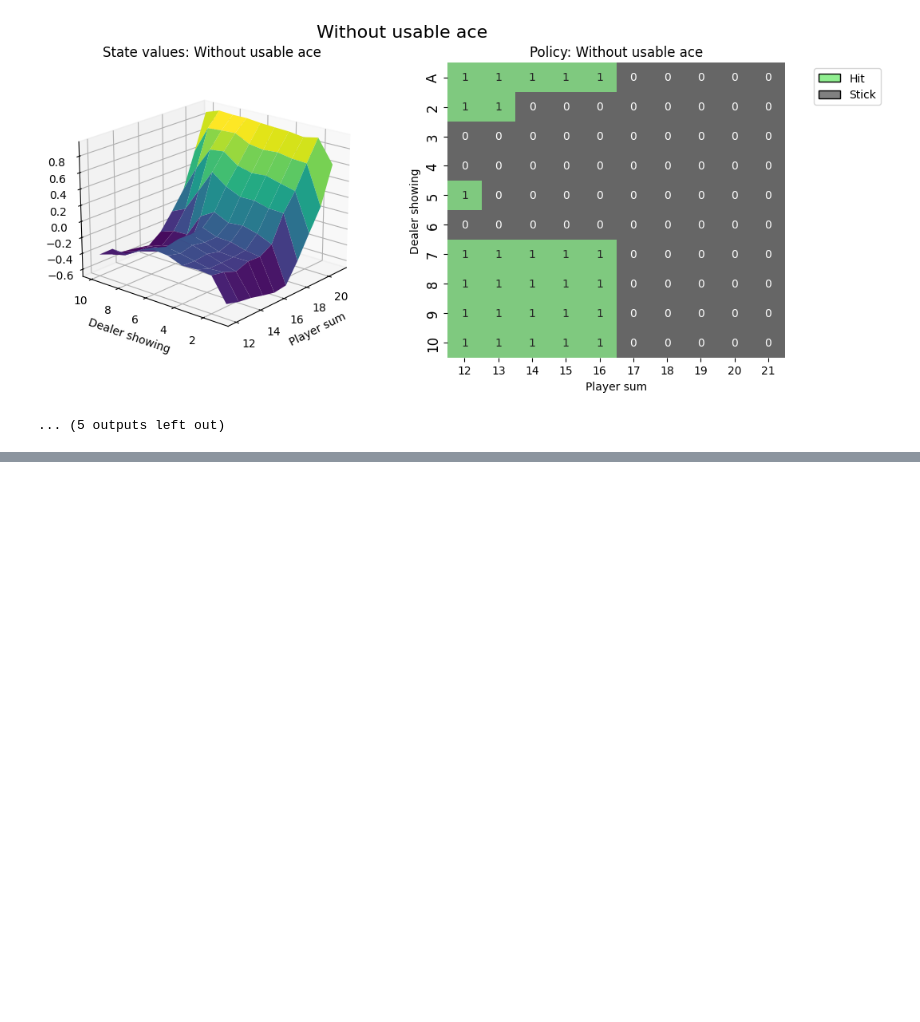
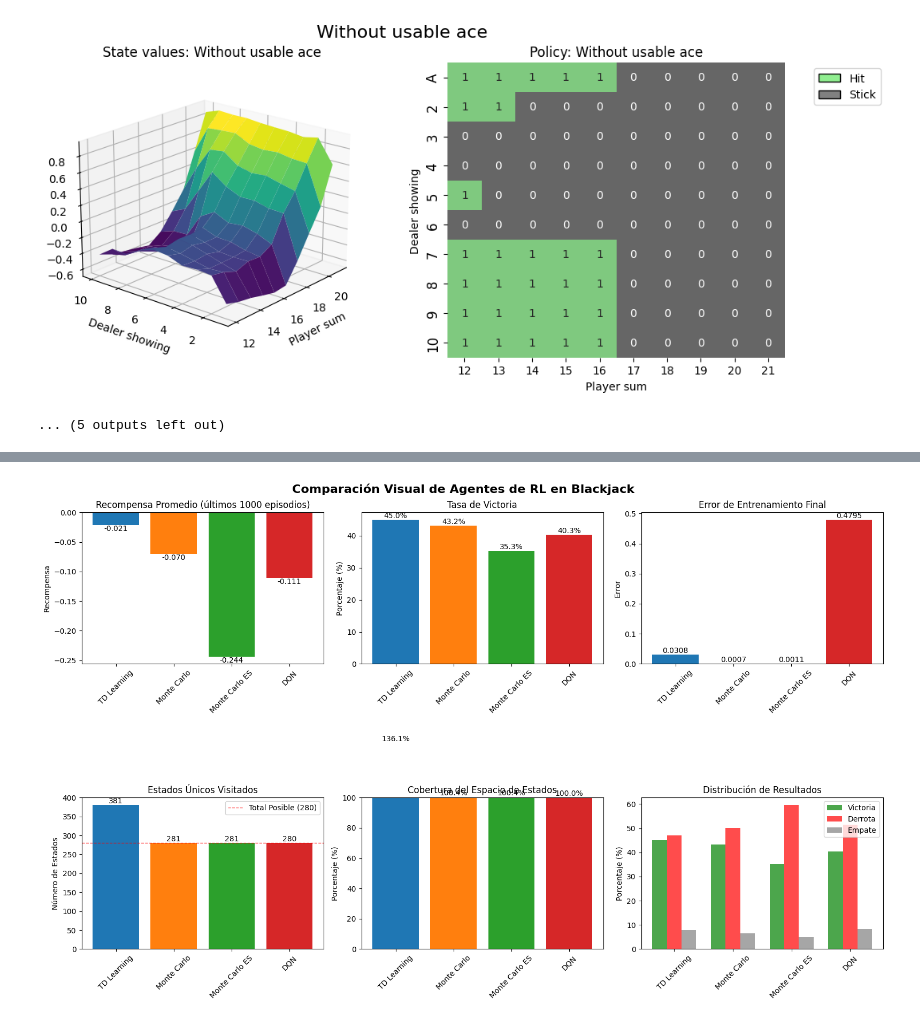
Before and after one commit to FranzCastillo/RL-Blackjack, a Jupyter notebook: workspace/main.ipynb, the cells around one changed output, grey strips where cells are left out. Saved outputs shown, nothing was run; the diff lists cells and outputs as text; code cells hidden in the pictures; blank space fills up the shorter version.

Commit message:
[feat]: visualization for training results

```diff
--- a/workspace/main.ipynb
+++ b/workspace/main.ipynb
@@ -182,0 +239,20 @@ Entrenando agente 3/4: MonteCarloESAgent
+# %%
+# Calcular métricas para todos los agentes usando sus entornos correspondientes
+import pandas as pd
+
+agent_names = ['TD Learning', 'Monte Carlo', 'Monte Carlo ES', 'DQN']
+all_metrics = []
+
+for agent, agent_env, name in zip(agents, agent_environments, agent_names):
+    metrics = calculate_metrics(agent, agent_env, name)
+    all_metrics.append(metrics)
+
+# Crear DataFrame para visualización
+df_metrics = pd.DataFrame(all_metrics)
+
+# Mostrar tabla completa
+print("="*100)
+print("TABLA COMPARATIVA DE ALGORITMOS DE REINFORCEMENT LEARNING EN BLACKJACK")
+print("="*100)
+print(df_metrics.to_string(index=False))
+print("="*100)
@@ -182,0 +269,75 @@ Entrenando agente 3/4: MonteCarloESAgent
+# %%
+# Visualización gráfica de comparación
+fig, axes = plt.subplots(2, 3, figsize=(16, 10))
+fig.suptitle('Comparación Visual de Agentes de RL en Blackjack', fontsize=16, fontweight='bold')
+
+# 1. Recompensa Promedio
+rewards_avg = [float(m['Recompensa Promedio']) for m in all_metrics]
+axes[0, 0].bar(agent_names, rewards_avg, color=['#1f77b4', '#ff7f0e', '#2ca02c', '#d62728'])
+axes[0, 0].set_title('Recompensa Promedio (últimos 1000 episodios)')
+axes[0, 0].set_ylabel('Recompensa')
+axes[0, 0].axhline(y=0, color='black', linestyle='--', linewidth=0.8, alpha=0.5)
+axes[0, 0].tick_params(axis='x', rotation=45)
+for i, v in enumerate(rewards_avg):
+    axes[0, 0].text(i, v, f'{v:.3f}', ha='center', va='bottom' if v > 0 else 'top')
+
+# 2. Tasa de Victoria
+win_rates = [float(m['Tasa de Victoria (%)']) for m in all_metrics]
+axes[0, 1].bar(agent_names, win_rates, color=['#1f77b4', '#ff7f0e', '#2ca02c', '#d62728'])
+axes[0, 1].set_title('Tasa de Victoria')
+axes[0, 1].set_ylabel('Porcentaje (%)')
+axes[0, 1].tick_params(axis='x', rotation=45)
+for i, v in enumerate(win_rates):
+    axes[0, 1].text(i, v, f'{v:.1f}%', ha='center', va='bottom')
+
+# 3. Error de Entrenamiento Final
+errors = [float(m['Error Final']) for m in all_metrics]
+axes[0, 2].bar(agent_names, errors, color=['#1f77b4', '#ff7f0e', '#2ca02c', '#d62728'])
+axes[0, 2].set_title('Error de Entrenamiento Final')
+axes[0, 2].set_ylabel('Error')
+axes[0, 2].tick_params(axis='x', rotation=45)
+for i, v in enumerate(errors):
+    axes[0, 2].text(i, v, f'{v:.4f}', ha='center', va='bottom')
+
+# 4. Estados Visitados
+states = [m['Estados Visitados'] for m in all_metrics]
+axes[1, 0].bar(agent_names, states, color=['#1f77b4', '#ff7f0e', '#2ca02c', '#d62728'])
+axes[1, 0].set_title('Estados Únicos Visitados')
+axes[1, 0].set_ylabel('Número de Estados')
+axes[1, 0].axhline(y=280, color='red', linestyle='--', linewidth=1, alpha=0.7, label='Total Posible (280)')
+axes[1, 0].legend()
+axes[1, 0].tick_params(axis='x', rotation=45)
+for i, v in enumerate(states):
+    axes[1, 0].text(i, v, str(v), ha='center', va='bottom')
+
+# 5. Cobertura del Espacio de Estados
+coverage = [float(m['Cobertura Espacio (%)']) for m in all_metrics]
+axes[1, 1].bar(agent_names, coverage, color=['#1f77b4', '#ff7f0e', '#2ca02c', '#d62728'])
+axes[1, 1].set_title('Cobertura del Espacio de Estados')
+axes[1, 1].set_ylabel('Porcentaje (%)')
+axes[1, 1].set_ylim([0, 100])
+axes[1, 1].tick_params(axis='x', rotation=45)
+for i, v in enumerate(coverage):
+    axes[1, 1].text(i, v, f'{v:.1f}%', ha='center', va='bottom')
+
+# 6. Distribución de Resultados (Win/Loss/Draw)
+win_rates_plot = [float(m['Tasa de Victoria (%)']) for m in all_metrics]
+loss_rates = [float(m['Tasa de Derrota (%)']) for m in all_metrics]
+draw_rates = [float(m['Tasa de Empate (%)']) for m in all_metrics]
+
+x = np.arange(len(agent_names))
+width = 0.25
+
+axes[1, 2].bar(x - width, win_rates_plot, width, label='Victoria', color='green', alpha=0.7)
+axes[1, 2].bar(x, loss_rates, width, label='Derrota', color='red', alpha=0.7)
+axes[1, 2].bar(x + width, draw_rates, width, label='Empate', color='gray', alpha=0.7)
+axes[1, 2].set_title('Distribución de Resultados')
+axes[1, 2].set_ylabel('Porcentaje (%)')
+axes[1, 2].set_xticks(x)
+axes[1, 2].set_xticklabels(agent_names, rotation=45)
+axes[1, 2].legend()
+
+plt.tight_layout()
+plt.show()
+# %% [output]
+[figure, added]
```
Also changed, not shown: parts of 5 cells of this notebook.
